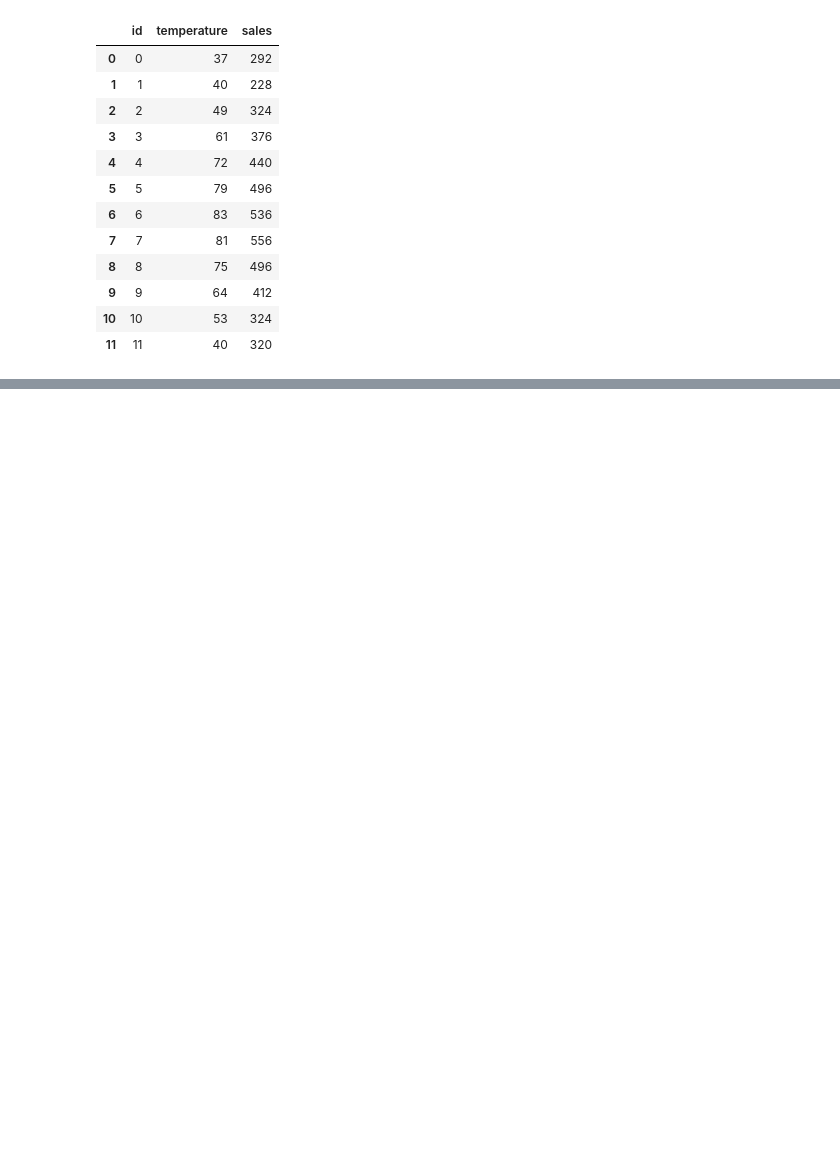
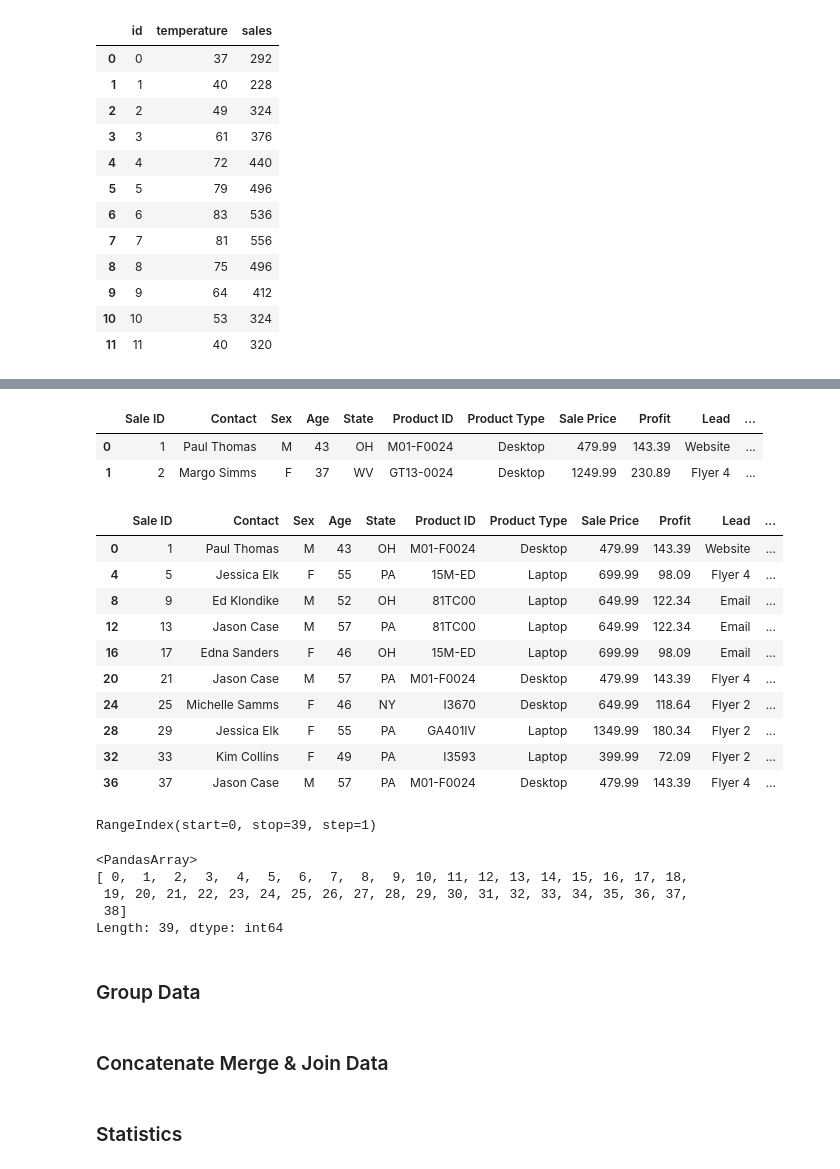
Before and after one commit to CFiggers/hy-pandas-tutorial, a Jupyter notebook: pandas-tutorial.ipynb, the cells around one changed output, grey strips where cells are left out. Drawn from its saved outputs; the diff is of its cells as text; code cells hidden in the pictures; blank space fills up the shorter version.

```diff
--- a/pandas-tutorial.ipynb
+++ b/pandas-tutorial.ipynb
@@ -541,0 +598,45 @@ sqlite_select
+# %%
+; Get an arbitrary slice using `cut` (Hy)
+(cut cs_df 2)
+# %% [output]
+|  | Sale ID | Contact | Sex | Age | State | Product ID | Product Type | Sale Price | Profit | Lead | ... |
+| 0 | 1 | Paul Thomas | M | 43 | OH | M01-F0024 | Desktop | 479.99 | 143.39 | Website | ... |
+| 1 | 2 | Margo Simms | F | 37 | WV | GT13-0024 | Desktop | 1249.99 | 230.89 | Flyer 4 | ... |
+# %%
+; Step through at an interval
+; - 0 indicates start of list
+; - Negative index of -1 indicates very end of list
+; - 2 indicates interval to step through
+(cut cs_df 0 -1 4)
+# %% [output]
+|  | Sale ID | Contact | Sex | Age | State | Product ID | Product Type | Sale Price | Profit | Lead | ... |
+| 0 | 1 | Paul Thomas | M | 43 | OH | M01-F0024 | Desktop | 479.99 | 143.39 | Website | ... |
+| 4 | 5 | Jessica Elk | F | 55 | PA | 15M-ED | Laptop | 699.99 | 98.09 | Flyer 4 | ... |
+| 8 | 9 | Ed Klondike | M | 52 | OH | 81TC00 | Laptop | 649.99 | 122.34 | Email | ... |
+| 12 | 13 | Jason Case | M | 57 | PA | 81TC00 | Laptop | 649.99 | 122.34 | Email | ... |
+| 16 | 17 | Edna Sanders | F | 46 | OH | 15M-ED | Laptop | 699.99 | 98.09 | Email | ... |
+| 20 | 21 | Jason Case | M | 57 | PA | M01-F0024 | Desktop | 479.99 | 143.39 | Flyer 4 | ... |
+| 24 | 25 | Michelle Samms | F | 46 | NY | I3670 | Desktop | 649.99 | 118.64 | Flyer 2 | ... |
+| 28 | 29 | Jessica Elk | F | 55 | PA | GA401IV | Laptop | 1349.99 | 180.34 | Flyer 2 | ... |
+| 32 | 33 | Kim Collins | F | 49 | PA | I3593 | Laptop | 399.99 | 72.09 | Flyer 2 | ... |
+| 36 | 37 | Jason Case | M | 57 | PA | M01-F0024 | Desktop | 479.99 | 143.39 | Flyer 4 | ... |
+# %%
+; Access details about DataFrame's index
+cs_df.index
+# %% [output]
+RangeIndex(start=0, stop=39, step=1)
+# %%
+; Convert DataFrame index into a pandas array (more useful when index is not a simple ennumeration from 0 to the length of the DataFrame)
+cs_df.index.array
+# %% [output]
+<PandasArray>
+[ 0,  1,  2,  3,  4,  5,  6,  7,  8,  9, 10, 11, 12, 13, 14, 15, 16, 17, 18,
+ 19, 20, 21, 22, 23, 24, 25, 26, 27, 28, 29, 30, 31, 32, 33, 34, 35, 36, 37,
+ 38]
+Length: 39, dtype: int64
+# %% [markdown]
+### Group Data
+# %% [markdown]
+### Concatenate Merge & Join Data
+# %% [markdown]
+### Statistics
```
Also changed, not shown: parts of 31 cells of this notebook.
